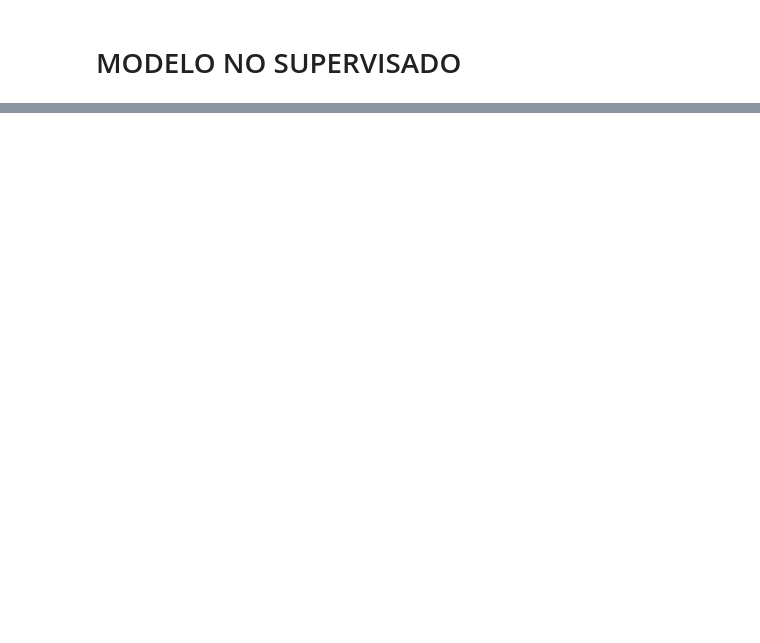
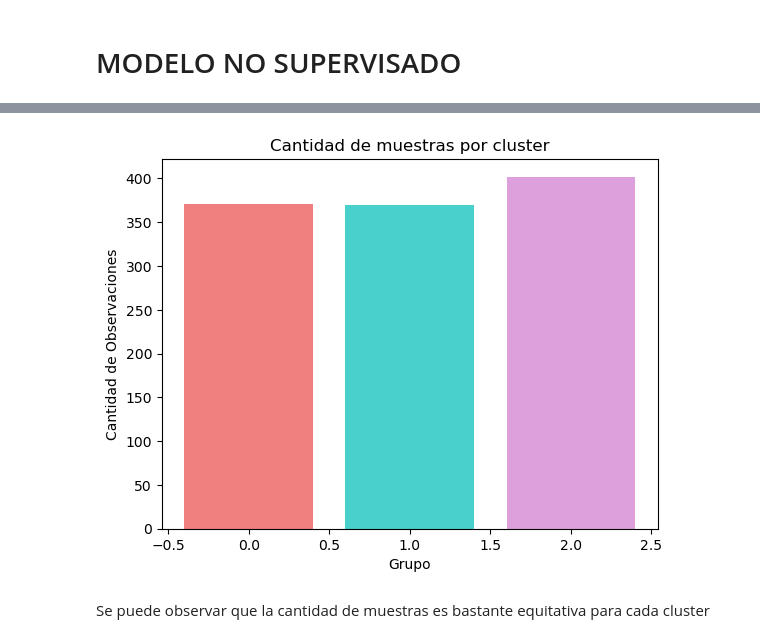
Before and after one commit to L-Ameneiro/IngeniasDataScience, a Jupyter notebook: notebooks/MODELO NO SUPERVISADO.ipynb, the cells around one changed output, grey strips where cells are left out. Saved outputs shown, nothing was run; the diff lists cells and outputs as text; code cells hidden in the pictures; blank space fills up the shorter version.

```diff
--- a/notebooks/MODELO NO SUPERVISADO.ipynb
+++ b/notebooks/MODELO NO SUPERVISADO.ipynb
@@ -349,0 +117,17 @@ punt2['movieId'] = punt2['movieId'].apply(eliminar_letras)
+# %%
+# Se hace la predicción:
+y_means1=kmeansmodel.fit_predict(p1)
+# %%
+#Se verifica la cantidad de observaciones
+cluster_counts = np.bincount(y_means1)
+cluster_labels = list(range(len(cluster_counts)))
+colors = ['lightcoral', 'mediumturquoise', 'plum']
+plt.bar(cluster_labels, cluster_counts, color=colors)
+plt.title('Cantidad de muestras por cluster')
+plt.xlabel('Grupo')
+plt.ylabel('Cantidad de Observaciones')
+plt.show()
+# %% [output]
+[figure, added]
+# %% [markdown]
+Se puede observar que la cantidad de muestras es bastante equitativa para cada cluster
```
Also changed, not shown: parts of 74 cells of this notebook, 2 other files.
